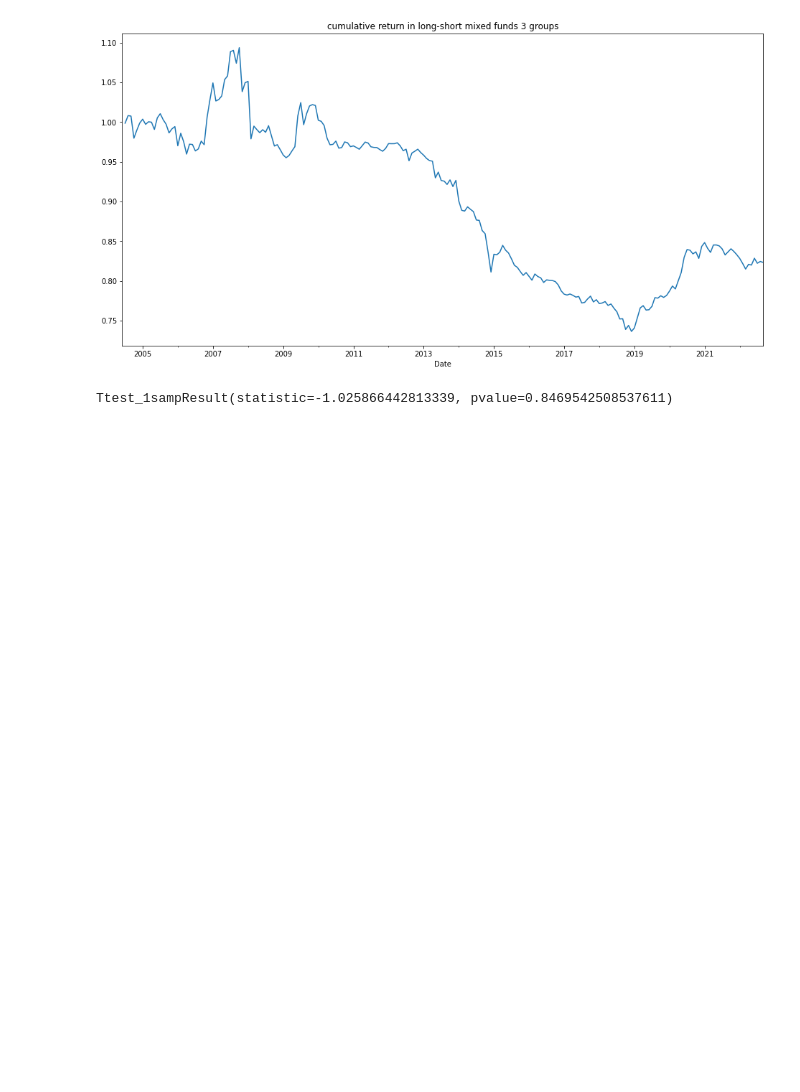
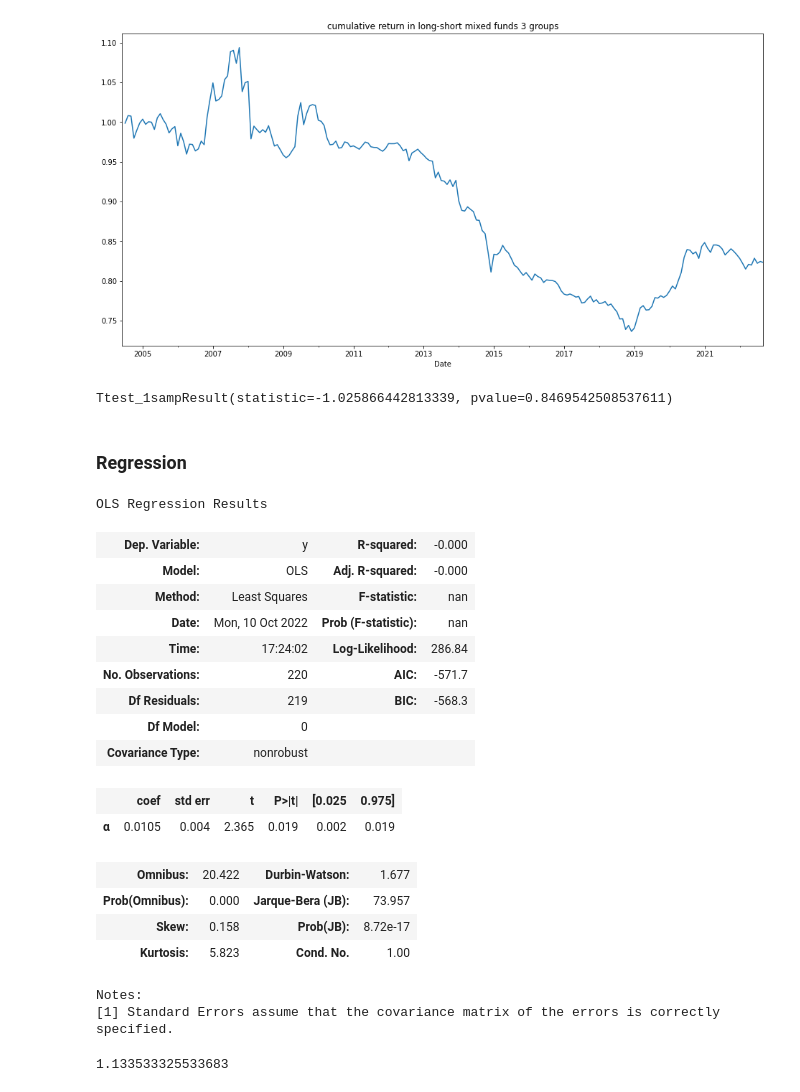
Before and after one commit to dacianpeng/mutual-fund-effective-or-not-Evidence-from-China, a Jupyter notebook: joinquant.ipynb, the cells around one changed output. Saved outputs shown, nothing was run; the diff lists cells and outputs as text; code cells hidden in the pictures; blank space fills up the shorter version.

```diff
--- a/joinquant.ipynb
+++ b/joinquant.ipynb
@@ -721,3 +723,5 @@ mixed_grouped_return = ret_mixed_fund.apply(func, axis=1)
 stats.ttest_1samp((mixed_grouped_return.iloc[:, -1] - mixed_grouped_return.iloc[:, 0]).dropna(), 0, alternative ='greater')
 # %% [output]
 Ttest_1sampResult(statistic=-1.025866442813339, pvalue=0.8469542508537611)
+# %% [markdown]
+### Regression
@@ -723,0 +746,27 @@ Ttest_1sampResult(statistic=-1.025866442813339, pvalue=0.8469542508537611)
+# %%
+# without ε
+lr_stock_naive = sm.OLS(regression.stock_fund - regression.rf, regression[['α']]).fit()
+lr_stock_naive.summary()
+# %% [output]
+OLS Regression Results
+| Dep. Variable: | y | R-squared: | -0.000 |
+| Model: | OLS | Adj. R-squared: | -0.000 |
+| Method: | Least Squares | F-statistic: | nan |
+| Date: | Mon, 10 Oct 2022 | Prob (F-statistic): | nan |
+| Time: | 17:24:02 | Log-Likelihood: | 286.84 |
+| No. Observations: | 220 | AIC: | -571.7 |
+| Df Residuals: | 219 | BIC: | -568.3 |
+| Df Model: | 0 |  |  |
+| Covariance Type: | nonrobust |  |  |
+|  | coef | std err | t | P>|t| | [0.025 | 0.975] |
+| α | 0.0105 | 0.004 | 2.365 | 0.019 | 0.002 | 0.019 |
+| Omnibus: | 20.422 | Durbin-Watson: | 1.677 |
+| Prob(Omnibus): | 0.000 | Jarque-Bera (JB): | 73.957 |
+| Skew: | 0.158 | Prob(JB): | 8.72e-17 |
+| Kurtosis: | 5.823 | Cond. No. | 1.00 |
+Notes:
+[1] Standard Errors assume that the covariance matrix of the errors is correctly specified.
+# %%
+(lr_stock_naive.params[0] + 1) ** 12
+# %% [output]
+1.133533325533683
```
Also changed, not shown: parts of 18 cells of this notebook, 1 other file.
